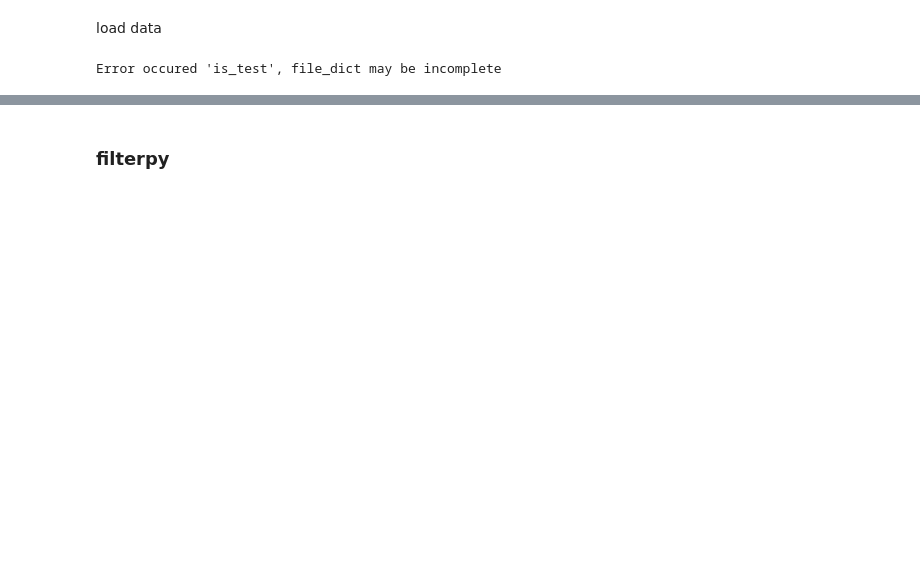
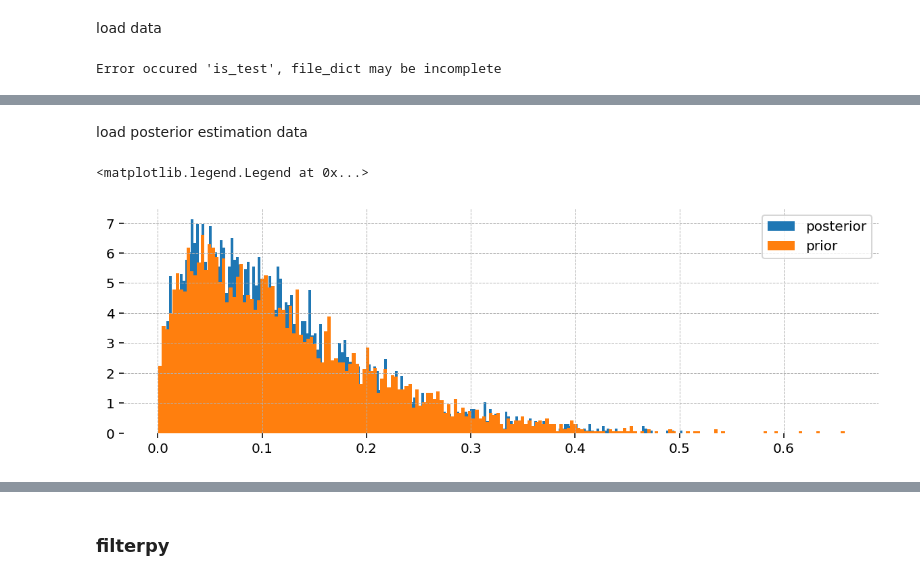
Before and after one commit to lukasgrahl/memoire1, a Jupyter notebook: notebooks/04-forecasting.ipynb, the cells around one changed output, grey strips where cells are left out. Cells and saved outputs as stored; diff of their text form; code cells hidden in the pictures; blank space fills up the shorter version.

```diff
--- a/notebooks/04-forecasting.ipynb
+++ b/notebooks/04-forecasting.ipynb
@@ -101,0 +65,38 @@ mu_df = pd.DataFrame(mu, index=train.index, columns=[item.base_name for item in
+# %%
+for key in mods.keys():
+    file_name = get_most_recent_mod_output(POST_EST_DIR, key)
+    mods[key].update(post_out=xr.open_dataset(os.path.join(POST_EST_DIR, file_name)))
+# %% [markdown]
+load posterior estimation data
+# %%
+xarr = mods['mod4_rbc_vanilla']['post_out']
+# %%
+from scipy.stats import gamma, beta
+prior_dist = {
+    'alpha': beta(1.4, 10),
+    # 'beta': beta(.9, 1.5),
+    'sigma_C': gamma(a=3.9, loc=0, scale=0.757575757575758),
+    'sigma_L': gamma(a=1.9, loc=0, scale=2.63157894736842),
+    # 'eta_p': beta(2.4, 1.2),
+    # 'eta_w': beta(2.4, 1.2),
+    # 'phi_H': beta(1.2, 1.2),
+    # 'epsilon_test': beta(1.2, 1.2),
+    'epsilon_A': beta(1.2, 1.2),
+    'epsilon_preference': beta(1.2, 1.2),
+    'epsilon_R': beta(1.2, 1.2),
+    'epsilon_T': beta(1.2, 1.2),
+    'epsilon_Y': beta(1.2, 1.2),
+    'epsilon_pi': beta(1.2, 1.2),
+            }
+# %%
+param = 'alpha'
+
+n_runs = len(xarr.posterior)
+bins = int(n_runs/50)
+
+plt.hist(xarr.sel(parameter=param).posterior[int(n_runs/2):], bins=bins, density=True);
+plt.hist([prior_dist[param].rvs() for item in np.linspace(0, 10, int(n_runs/2))], bins=bins, density=True);
+plt.legend(['posterior', 'prior'])
+# %% [output]
+<matplotlib.legend.Legend at 0x...>
+[figure, added]
```
Also changed, not shown: parts of 21 cells of this notebook, 3 other files.
